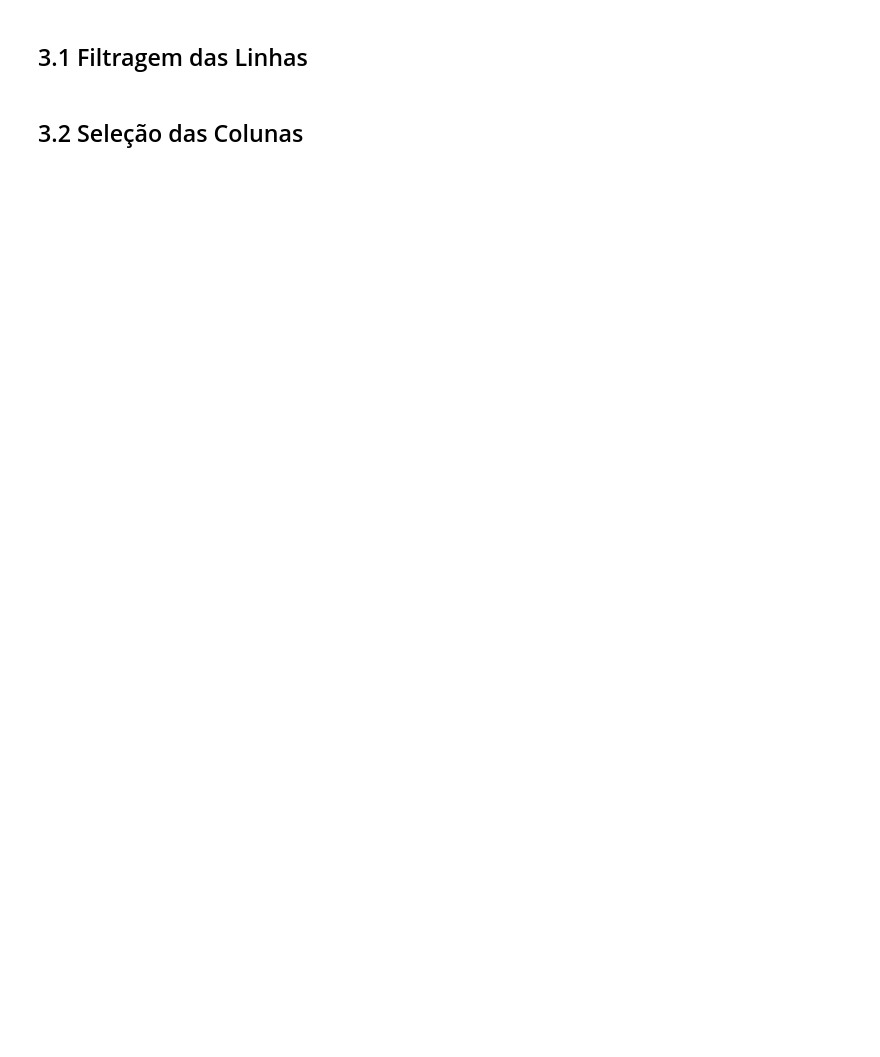
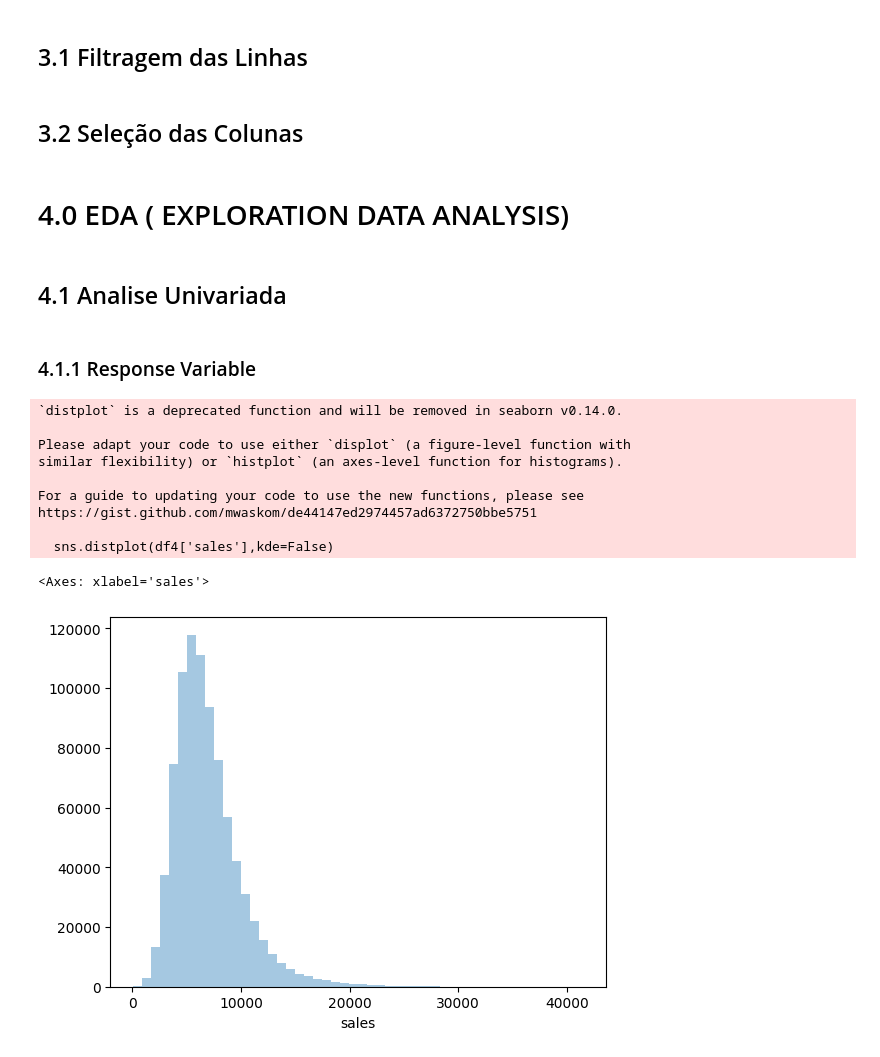
Before and after one commit to leprado06/rossmann, a Jupyter notebook: notebook/v1.ipynb, the cells around one changed output. Saved outputs shown, nothing was run; the diff lists cells and outputs as text; code cells hidden in the pictures; blank space fills up the shorter version.

```diff
--- a/notebook/v1.ipynb
+++ b/notebook/v1.ipynb
@@ -361,4 +372,32 @@ df3=df2.copy()
 # %% [markdown]
 ## 3.1 Filtragem das Linhas
+# %%
+df3 = df3[(df3['open'] != 0) & (df3['sales'] > 0)]
 # %% [markdown]
 ## 3.2 Seleção das Colunas
+# %%
+cols_drop = ['customers','open','promo_interval','month_map']
+
+df3 = df3.drop(cols_drop,axis=1)
+# %% [markdown]
+# 4.0 EDA ( EXPLORATION DATA ANALYSIS)
+# %%
+df4 = df3.copy()
+# %% [markdown]
+## 4.1 Analise Univariada
+# %% [markdown]
+### 4.1.1 Response Variable
+# %%
+sns.distplot(df4['sales'],kde=False)
+# %% [output]
+`distplot` is a deprecated function and will be removed in seaborn v0.14.0.
+
+Please adapt your code to use either `displot` (a figure-level function with
+similar flexibility) or `histplot` (an axes-level function for histograms).
+
+For a guide to updating your code to use the new functions, please see
+https://gist.github.com/mwaskom/de44147ed2974457ad6372750bbe5751
+
+  sns.distplot(df4['sales'],kde=False)
+<Axes: xlabel='sales'>
+[figure, added]
```
Also changed, not shown: parts of 22 cells of this notebook.
